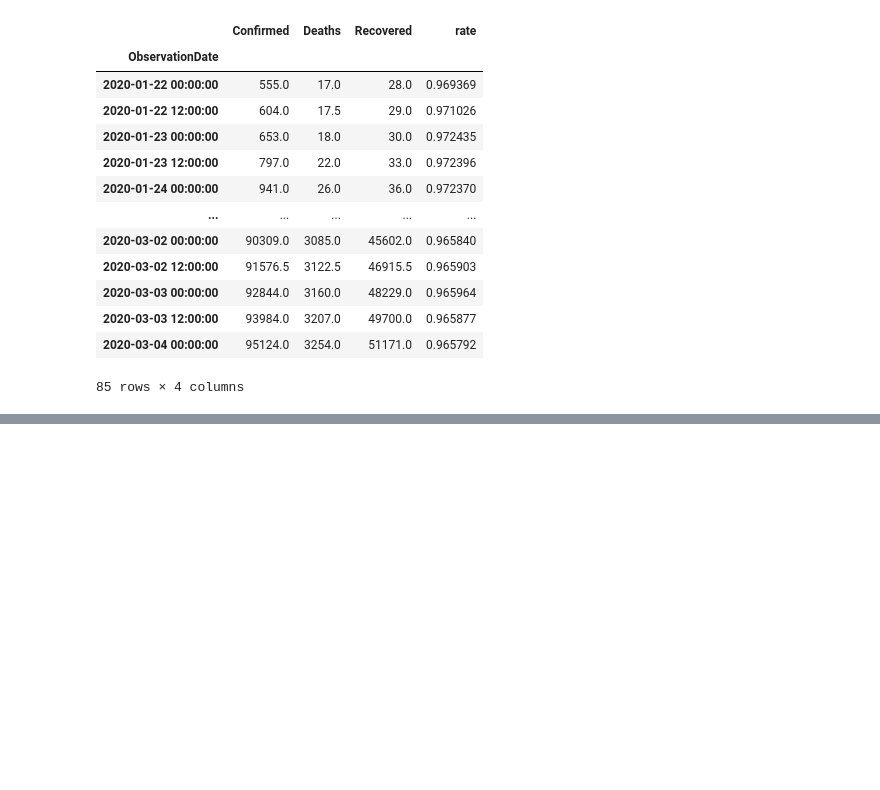
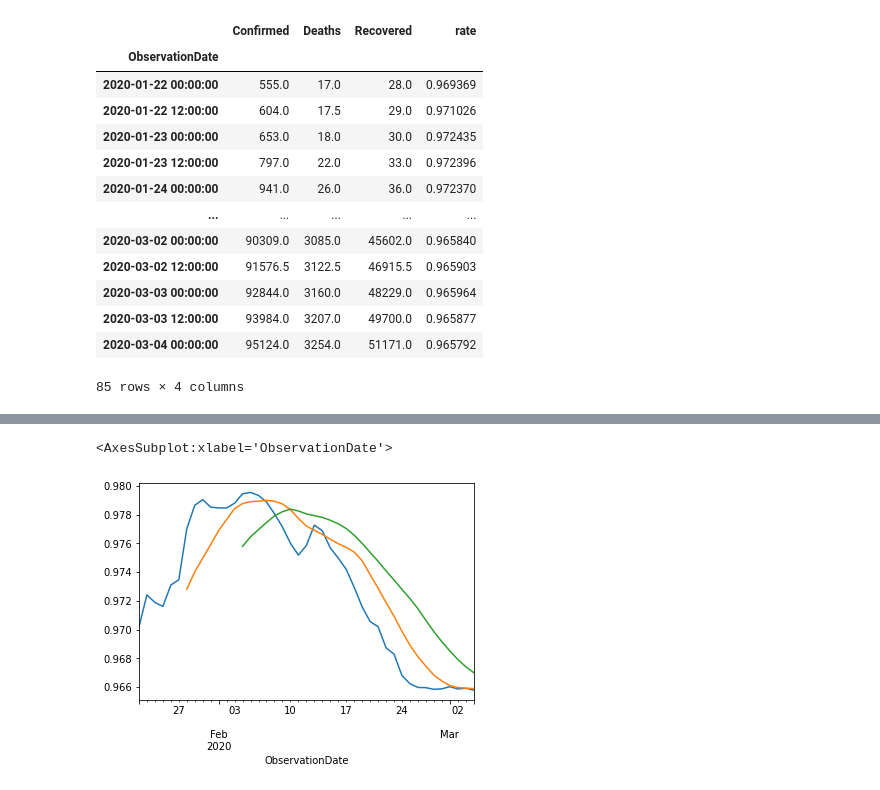
Before and after one commit to cristian-data-science/pythoncode, a Jupyter notebook: TimeSeries.ipynb, the cells around one changed output, grey strips where cells are left out. Saved outputs shown, nothing was run; the diff lists cells and outputs as text; code cells hidden in the pictures; blank space fills up the shorter version.

```diff
--- a/TimeSeries.ipynb
+++ b/TimeSeries.ipynb
@@ -279,0 +314,7 @@ df_cum
+# %%
+sr.plot()
+sr.rolling(window=7).mean().plot()
+sr.rolling(window=14).mean().plot()
+# %% [output]
+<AxesSubplot:xlabel='ObservationDate'>
+[figure, added]
```
Also changed, not shown: parts of 11 cells of this notebook, 3 other files.
